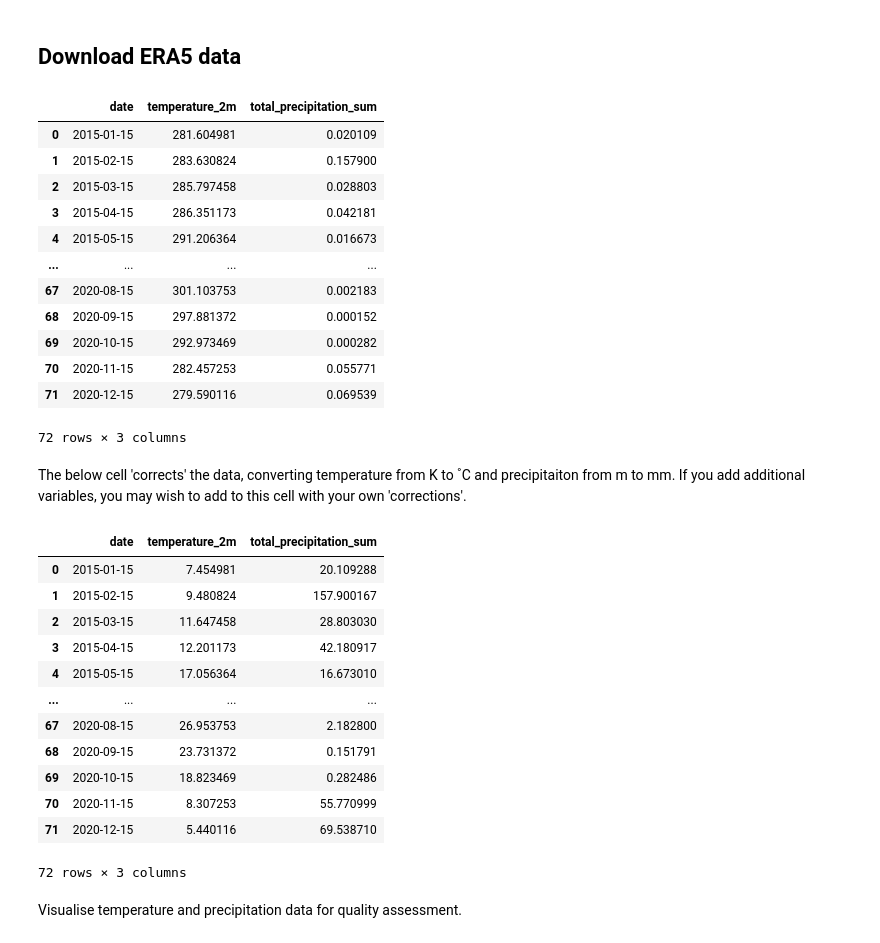
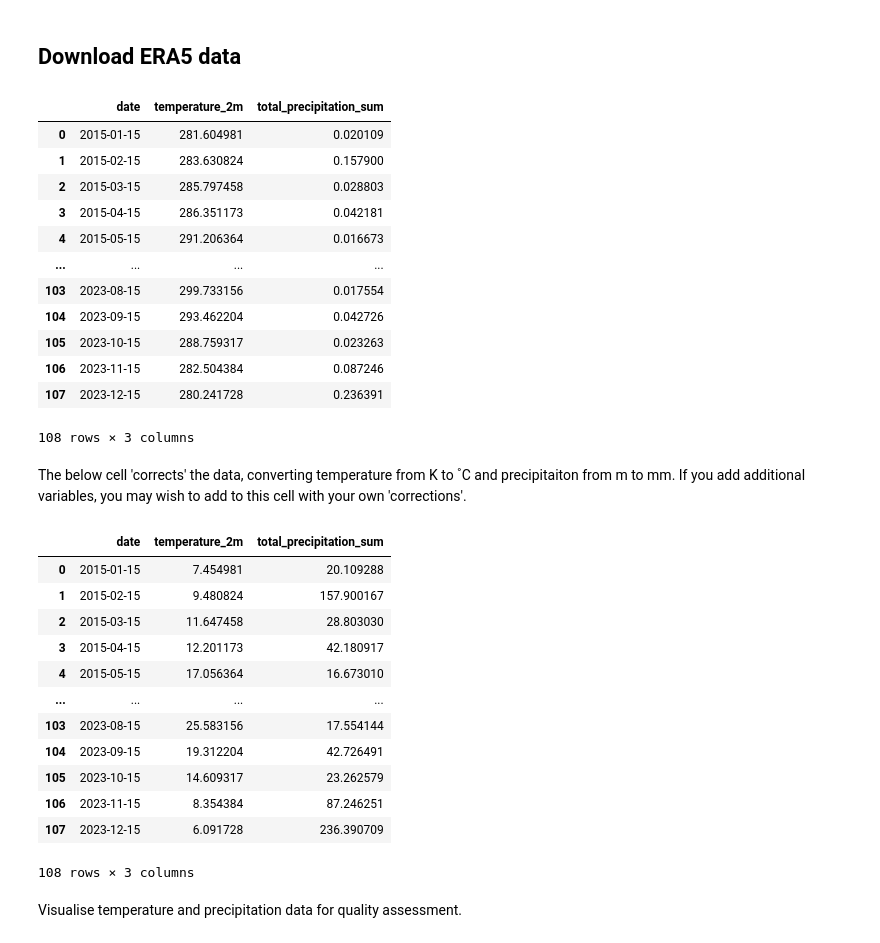
Before and after one commit to Sammy-Reeves/Issue-2-electric-bagaloo, a Jupyter notebook: Short_Scripts/Week_4_Download_Climate_Data.ipynb, the cells around one changed output. Saved outputs shown, nothing was run; the diff lists cells and outputs as text; code cells hidden in the pictures.

```diff
--- a/Short_Scripts/Week_4_Download_Climate_Data.ipynb
+++ b/Short_Scripts/Week_4_Download_Climate_Data.ipynb
@@ -41,7 +41,7 @@ point = ee.Geometry.Point(longitude, latitude)
 dataset = ee.ImageCollection('ECMWF/ERA5_LAND/MONTHLY_AGGR')
 
 # Filter the dataset to the desired time range
-dataset = dataset.filter(ee.Filter.date('2015-01-01', '2021-01-01'))
+dataset = dataset.filter(ee.Filter.date('2015-01-01', '2024-01-01'))
 
 # Select only the relevant variables
 dataset = dataset.select(variables)
@@ -52,39 +52,39 @@ dataset = dataset.map(
         'era5',
         image.reduceRegion(
             reducer=ee.Reducer.first(),
             geometry=point,
             scale=image.projection().nominalScale()  # Use native resolution
         ).set('year', image.date().get('year')).set('month', image.date().get('month'))
     )
 )
 
 # Get this data as a dictionary, and turn it into a Pandas dataframe (table)
 era5_dict = dataset.aggregate_array('era5').getInfo()
 era5 = pd.DataFrame(era5_dict)
 
 # Construct a proper 'date' column from the year and month data.
 dates = pd.to_datetime(dict(year=era5.year, month=era5.month, day=15))
 
 # Drop the 'year' and 'month' columns and insert the 'date' column instead as the first column.
 era5.drop(labels=['year', 'month'], axis=1,inplace = True)
 era5.insert(0, 'date', dates)
 
 # Visualise table
 era5
 # %% [output]
 |  | date | temperature_2m | total_precipitation_sum |
 | 0 | 2015-01-15 | 281.604981 | 0.020109 |
 | 1 | 2015-02-15 | 283.630824 | 0.157900 |
 | 2 | 2015-03-15 | 285.797458 | 0.028803 |
 | 3 | 2015-04-15 | 286.351173 | 0.042181 |
 | 4 | 2015-05-15 | 291.206364 | 0.016673 |
 | ... | ... | ... | ... |
-| 67 | 2020-08-15 | 301.103753 | 0.002183 |
-| 68 | 2020-09-15 | 297.881372 | 0.000152 |
-| 69 | 2020-10-15 | 292.973469 | 0.000282 |
-| 70 | 2020-11-15 | 282.457253 | 0.055771 |
-| 71 | 2020-12-15 | 279.590116 | 0.069539 |
+| 103 | 2023-08-15 | 299.733156 | 0.017554 |
+| 104 | 2023-09-15 | 293.462204 | 0.042726 |
+| 105 | 2023-10-15 | 288.759317 | 0.023263 |
+| 106 | 2023-11-15 | 282.504384 | 0.087246 |
+| 107 | 2023-12-15 | 280.241728 | 0.236391 |
-72 rows × 3 columns
+108 rows × 3 columns
 # %% [markdown]
 The below cell 'corrects' the data, converting temperature from K to ˚C and precipitaiton from m to mm. If you add additional variables, you may wish to add to this cell with your own 'corrections'.
 # %%
@@ -107,12 +107,12 @@ era5_corr
 | 3 | 2015-04-15 | 12.201173 | 42.180917 |
 | 4 | 2015-05-15 | 17.056364 | 16.673010 |
 | ... | ... | ... | ... |
-| 67 | 2020-08-15 | 26.953753 | 2.182800 |
-| 68 | 2020-09-15 | 23.731372 | 0.151791 |
-| 69 | 2020-10-15 | 18.823469 | 0.282486 |
-| 70 | 2020-11-15 | 8.307253 | 55.770999 |
-| 71 | 2020-12-15 | 5.440116 | 69.538710 |
+| 103 | 2023-08-15 | 25.583156 | 17.554144 |
+| 104 | 2023-09-15 | 19.312204 | 42.726491 |
+| 105 | 2023-10-15 | 14.609317 | 23.262579 |
+| 106 | 2023-11-15 | 8.354384 | 87.246251 |
+| 107 | 2023-12-15 | 6.091728 | 236.390709 |
-72 rows × 3 columns
+108 rows × 3 columns
 # %% [markdown]
 Visualise temperature and precipitation data for quality assessment.
 # %%
```
Also changed, not shown: parts of 3 cells of this notebook.
